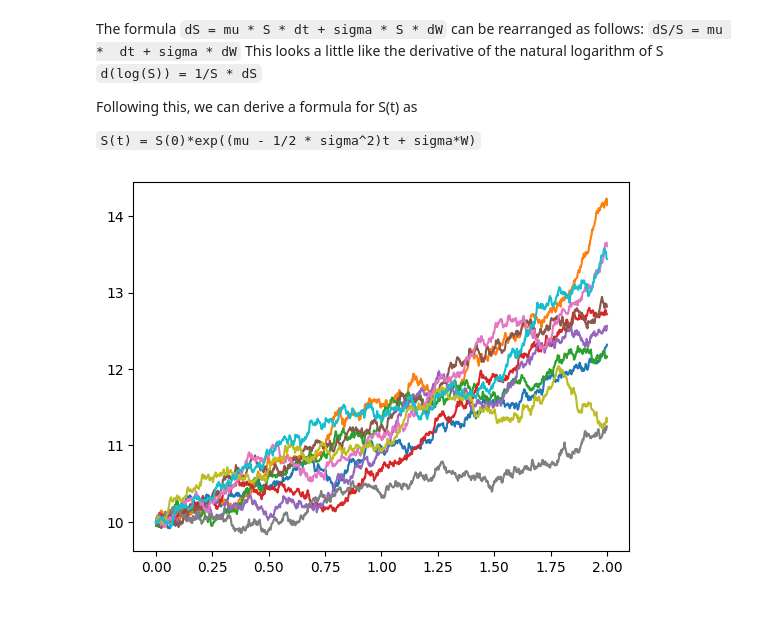
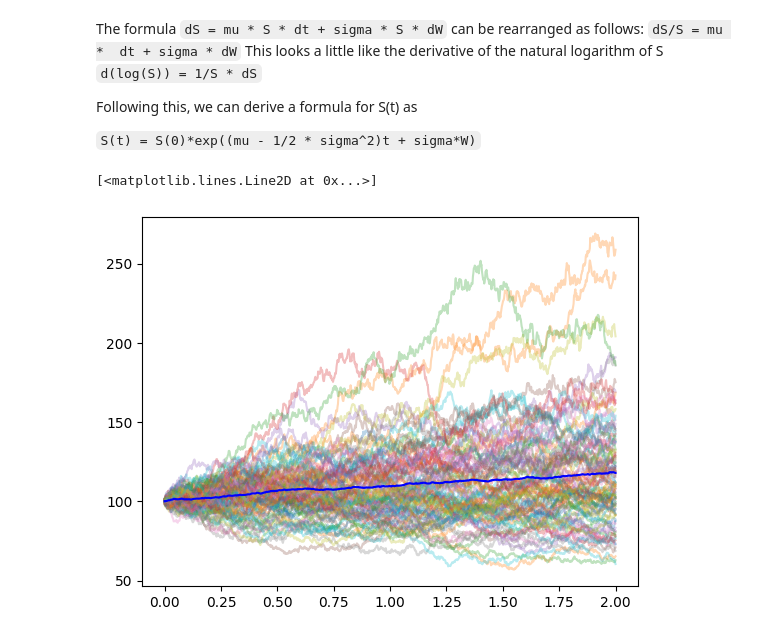
Before and after one commit to Tej780/QuantitativeFinance, a Jupyter notebook: notebooks/brownian.ipynb, the cells around one changed output. Saved outputs shown, nothing was run; the diff lists cells and outputs as text; code cells hidden in the pictures.

```diff
--- a/notebooks/brownian.ipynb
+++ b/notebooks/brownian.ipynb
@@ -54,9 +54,15 @@ def geometric_random_walk(S0, T: int = 2, N: int = 1000, mu = 0.1, sigma = 0.5):
     S = S0 * np.exp(X)
     return S, t
 # %%
-S0=10
-for I in range(10):
-    S,t = geometric_random_walk(S0, sigma=0.05)
-    plt.plot(t,S)
+S0 = 100
+Ss = []
+ts = []
+for _ in range(100):
+    S, t = geometric_random_walk(S0, sigma=0.2)
+    Ss.append(S)
+    ts.append(t)
+    plt.plot(t, S, alpha=0.3)
+plt.plot(np.array(ts).mean(axis=0), np.array(Ss).mean(axis=0), "b")
 # %% [output]
+[<matplotlib.lines.Line2D at 0x...>]
-[figure, old version]
+[figure, new version]
```
Also changed, not shown: parts of 4 cells of this notebook, 2 other files.
